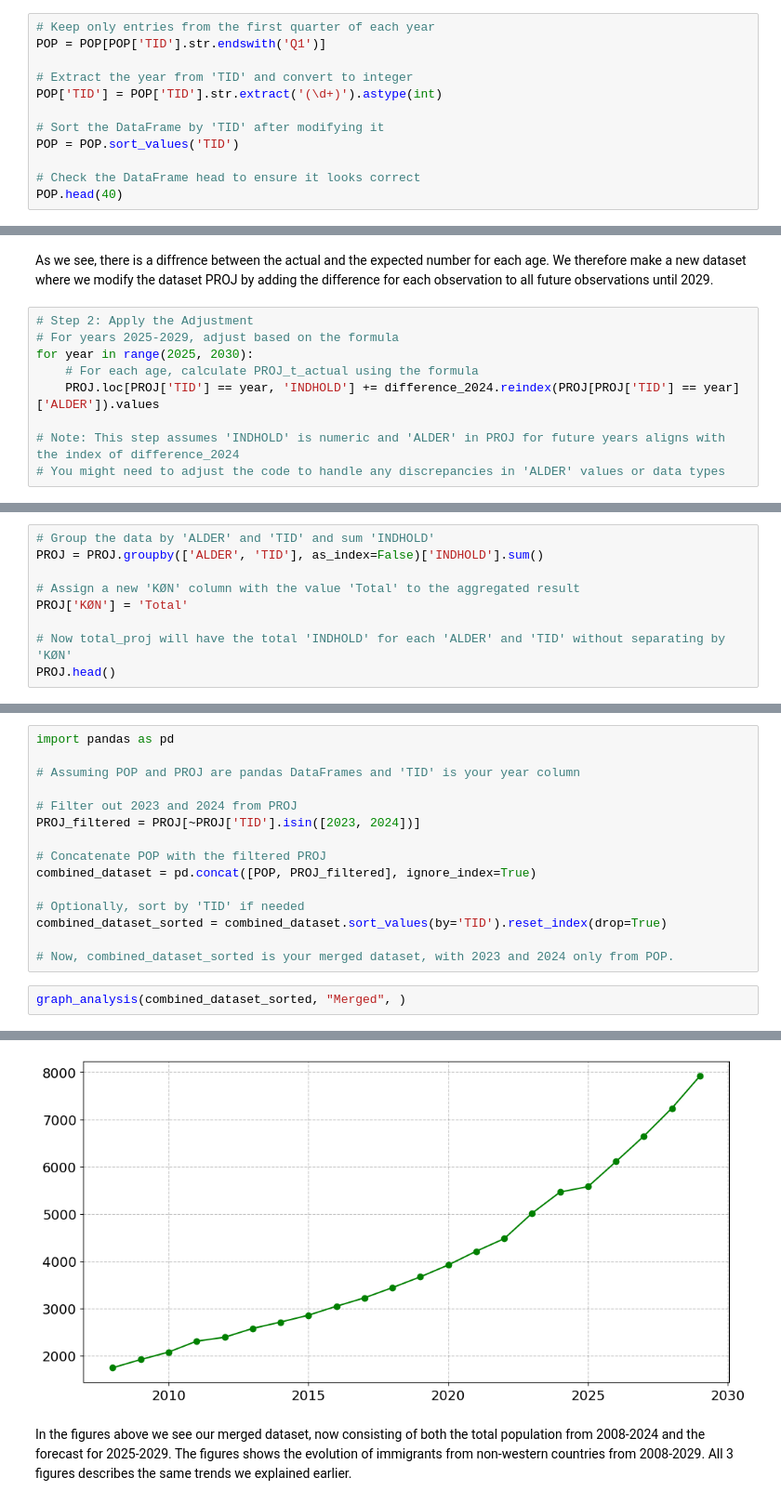
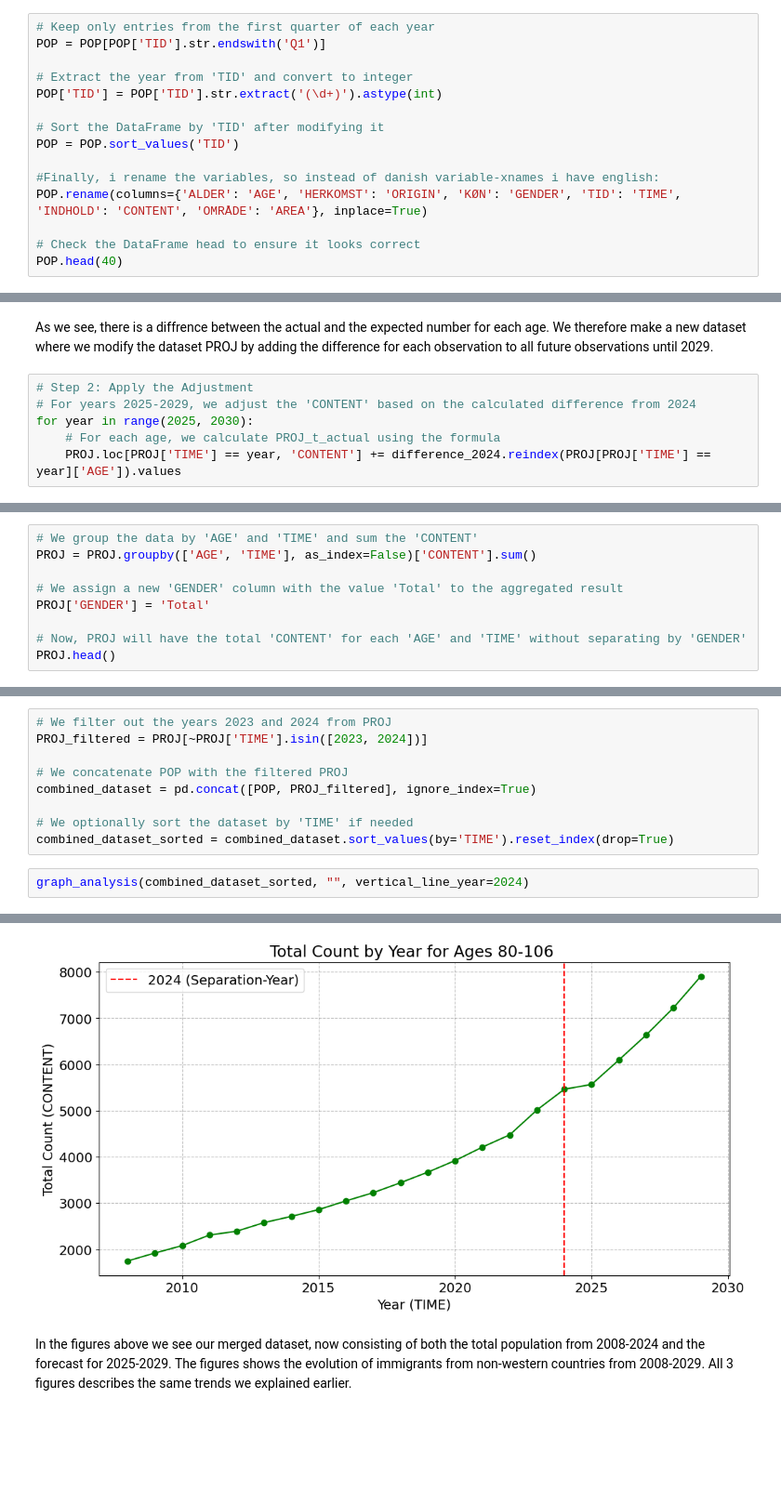
Before and after one commit to NumEconCopenhagen/projects-2024-team-westenholz, a Jupyter notebook: dataproject/dataproject.ipynb, the cells around one changed output, grey strips where cells are left out. Shown at 93% size. Cells and saved outputs as stored; diff of their text form; blank space fills up the shorter version.

```diff
--- a/dataproject/dataproject.ipynb
+++ b/dataproject/dataproject.ipynb
@@ -131,6 +138,9 @@ POP['TID'] = POP['TID'].str.extract('(\d+)').astype(int)
 # Sort the DataFrame by 'TID' after modifying it
 POP = POP.sort_values('TID')
 
+#Finally, i rename the variables, so instead of danish variable-xnames i have english:
+POP.rename(columns={'ALDER': 'AGE', 'HERKOMST': 'ORIGIN', 'KØN': 'GENDER', 'TID': 'TIME', 'INDHOLD': 'CONTENT', 'OMRÅDE': 'AREA'}, inplace=True)
+
 # Check the DataFrame head to ensure it looks correct
 POP.head(40)
 # %% [output]
@@ -265,10 +278,7 @@ difference_2024 = POP_2024.set_index('ALDER')['INDHOLD'] - PROJ_2024.set_index('
 As we see, there is a diffrence between the actual and the expected number for each age. We therefore make a new dataset where we modify the dataset PROJ by adding the difference for each observation to all future observations until 2029.
 # %%
 # Step 2: Apply the Adjustment
-# For years 2025-2029, adjust based on the formula
+# For years 2025-2029, we adjust the 'CONTENT' based on the calculated difference from 2024
 for year in range(2025, 2030):
-    # For each age, calculate PROJ_t_actual using the formula
-    PROJ.loc[PROJ['TID'] == year, 'INDHOLD'] += difference_2024.reindex(PROJ[PROJ['TID'] == year]['ALDER']).values
-
-# Note: This step assumes 'INDHOLD' is numeric and 'ALDER' in PROJ for future years aligns with the index of difference_2024
-# You might need to adjust the code to handle any discrepancies in 'ALDER' values or data types
+    # For each age, we calculate PROJ_t_actual using the formula
+    PROJ.loc[PROJ['TIME'] == year, 'CONTENT'] += difference_2024.reindex(PROJ[PROJ['TIME'] == year]['AGE']).values
@@ -275,10 +287,10 @@ for year in range(2025, 2030):
 # %%
-# Group the data by 'ALDER' and 'TID' and sum 'INDHOLD'
-PROJ = PROJ.groupby(['ALDER', 'TID'], as_index=False)['INDHOLD'].sum()
+# We group the data by 'AGE' and 'TIME' and sum the 'CONTENT'
+PROJ = PROJ.groupby(['AGE', 'TIME'], as_index=False)['CONTENT'].sum()
 
-# Assign a new 'KØN' column with the value 'Total' to the aggregated result
-PROJ['KØN'] = 'Total'
+# We assign a new 'GENDER' column with the value 'Total' to the aggregated result
+PROJ['GENDER'] = 'Total'
 
-# Now total_proj will have the total 'INDHOLD' for each 'ALDER' and 'TID' without separating by 'KØN'
+# Now, PROJ will have the total 'CONTENT' for each 'AGE' and 'TIME' without separating by 'GENDER'
 PROJ.head()
 # %% [output]
@@ -293,18 +305,12 @@ We now merge:
 # %%
-import pandas as pd
+# We filter out the years 2023 and 2024 from PROJ
+PROJ_filtered = PROJ[~PROJ['TIME'].isin([2023, 2024])]
 
-# Assuming POP and PROJ are pandas DataFrames and 'TID' is your year column
-
-# Filter out 2023 and 2024 from PROJ
-PROJ_filtered = PROJ[~PROJ['TID'].isin([2023, 2024])]
-
-# Concatenate POP with the filtered PROJ
+# We concatenate POP with the filtered PROJ
 combined_dataset = pd.concat([POP, PROJ_filtered], ignore_index=True)
 
-# Optionally, sort by 'TID' if needed
-combined_dataset_sorted = combined_dataset.sort_values(by='TID').reset_index(drop=True)
-
-# Now, combined_dataset_sorted is your merged dataset, with 2023 and 2024 only from POP.
+# We optionally sort the dataset by 'TIME' if needed
+combined_dataset_sorted = combined_dataset.sort_values(by='TIME').reset_index(drop=True)
 # %%
-graph_analysis(combined_dataset_sorted, "Merged", )
+graph_analysis(combined_dataset_sorted, "", vertical_line_year=2024)
 # %% [output]
@@ -313,3 +319,3 @@ graph_analysis(combined_dataset_sorted, "Merged", )
-[figure, old version]
+[figure, new version]
 # %% [markdown]
 In the figures above we see our merged dataset, now consisting of both the total population from 2008-2024 and the forecast for 2025-2029. The figures shows the evolution of immigrants from non-western countries from 2008-2029. All 3 figures describes the same trends we explained earlier.
```
Also changed, not shown: parts of 35 cells of this notebook, 1 other file.
